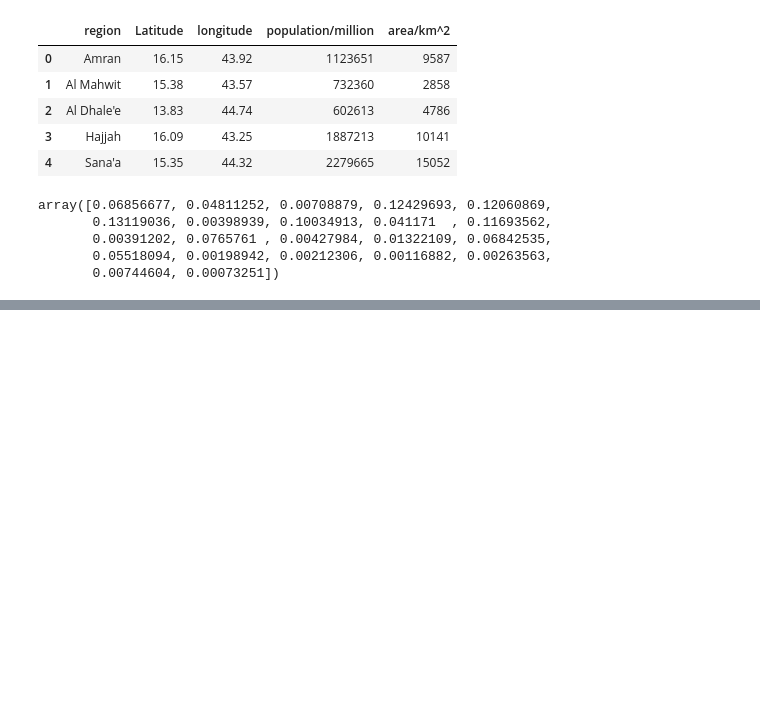
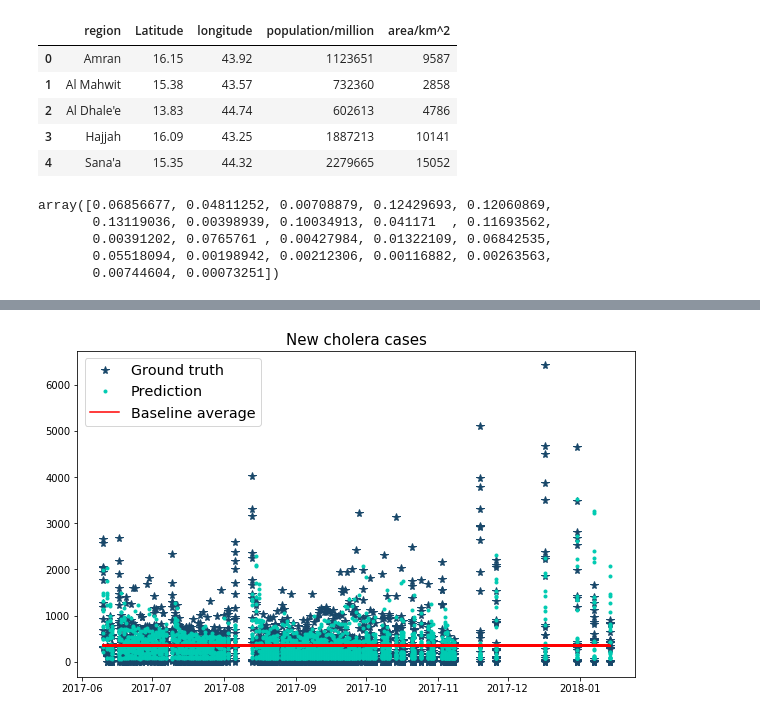
Before and after one commit to aidanacquah/ahhgeoaid, a Jupyter notebook: Yemen_cholera_outbreak.ipynb, the cells around one changed output, grey strips where cells are left out. Cells and saved outputs as stored; diff of their text form; code cells hidden in the pictures; blank space fills up the shorter version.

```diff
--- a/Yemen_cholera_outbreak.ipynb
+++ b/Yemen_cholera_outbreak.ipynb
@@ -101,0 +124,2 @@ ax.set_xticklabels(areas, rotation=80, size=15);
+# %%
+y_pred = model.predict(X)
@@ -101,0 +149,10 @@ ax.set_xticklabels(areas, rotation=80, size=15);
+# %%
+fig, ax = plt.subplots()
+fig.set_size_inches(10,6)
+plt.plot(dates,y,'*',  markersize=8, color='#184769', label="Ground truth")
+plt.plot(dates,y_pred,'.',color='#00cbb2', label="Prediction")
+plt.plot(dates,np.mean(y)*np.ones(len(y)),color='r', label="Baseline average")
+plt.title("New cholera cases", size=15)
+plt.legend(fontsize='x-large');
+# %% [output]
+[figure, added]
```
Also changed, not shown: parts of 9 cells of this notebook, 1 other file.
